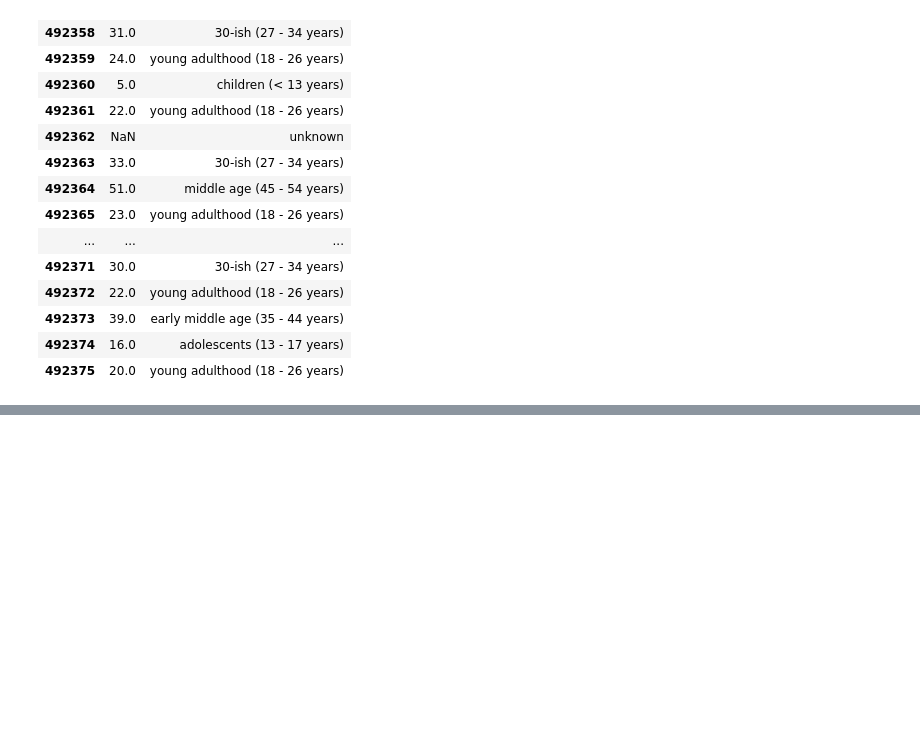
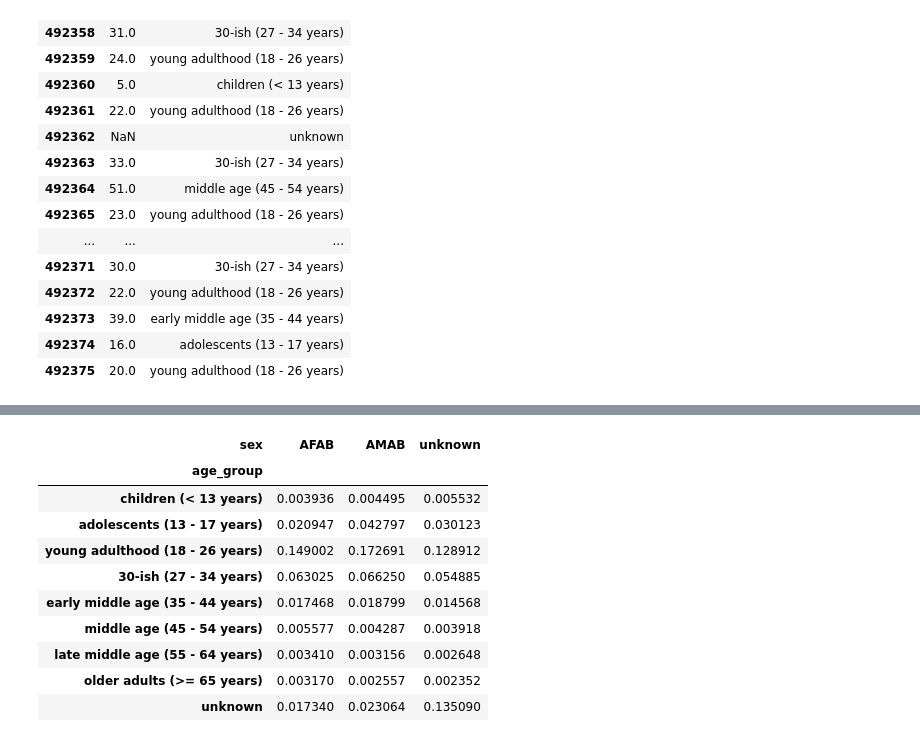
Before and after one commit to 33eyes/reddit-askdocs-analysis, a Jupyter notebook: 07_demographics_analysis.ipynb, the cells around one changed output, grey strips where cells are left out. Drawn from its saved outputs; the diff is of its cells as text; code cells hidden in the pictures; blank space fills up the shorter version.

```diff
--- a/07_demographics_analysis.ipynb
+++ b/07_demographics_analysis.ipynb
@@ -216,0 +453,21 @@ cat_freq_plot(df, 'age_group', AGE_GROUPS_LABELS_W_AGE_RANGE_ORDERED_LIST)
+# %%
+# Crosstabs normalized across all observations
+xtab = pd.crosstab(
+    df['age_group'],
+    df['sex'],
+    normalize=True,
+).reindex(AGE_GROUPS_LABELS_W_AGE_RANGE_ORDERED_LIST)
+
+xtab
+# %% [output]
+| sex | AFAB | AMAB | unknown |
+| age_group |  |  |  |
+| children (< 13 years) | 0.003936 | 0.004495 | 0.005532 |
+| adolescents (13 - 17 years) | 0.020947 | 0.042797 | 0.030123 |
+| young adulthood (18 - 26 years) | 0.149002 | 0.172691 | 0.128912 |
+| 30-ish (27 - 34 years) | 0.063025 | 0.066250 | 0.054885 |
+| early middle age (35 - 44 years) | 0.017468 | 0.018799 | 0.014568 |
+| middle age (45 - 54 years) | 0.005577 | 0.004287 | 0.003918 |
+| late middle age (55 - 64 years) | 0.003410 | 0.003156 | 0.002648 |
+| older adults (>= 65 years) | 0.003170 | 0.002557 | 0.002352 |
+| unknown | 0.017340 | 0.023064 | 0.135090 |
```
Also changed, not shown: parts of 24 cells of this notebook, 1 other file.
